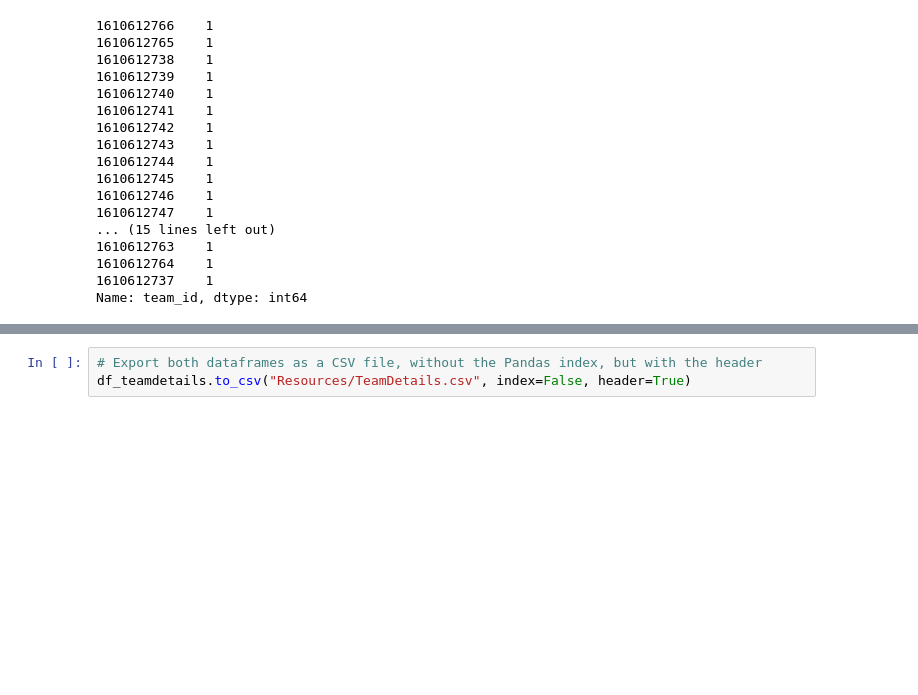
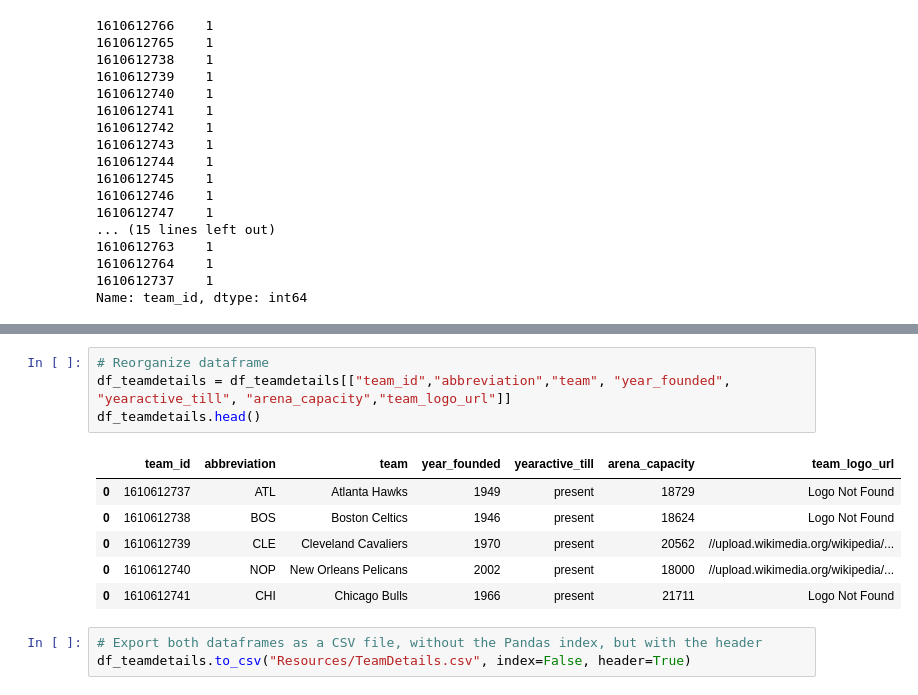
Before and after one commit to whysoq520/ETL-Project, a Jupyter notebook: API_data.ipynb, the cells around one changed output, grey strips where cells are left out. Drawn from its saved outputs; the diff is of its cells as text; blank space fills up the shorter version.

```diff
--- a/API_data.ipynb
+++ b/API_data.ipynb
@@ -115,3 +148,14 @@ Name: team_id, dtype: int64
+# %%
+# Reorganize dataframe
+df_teamdetails = df_teamdetails[["team_id","abbreviation","team", "year_founded", "yearactive_till", "arena_capacity","team_logo_url"]]
+df_teamdetails.head()
+# %% [output]
+|  | team_id | abbreviation | team | year_founded | yearactive_till | arena_capacity | team_logo_url |
+| 0 | 1610612737 | ATL | Atlanta Hawks | 1949 | present | 18729 | Logo Not Found |
+| 0 | 1610612738 | BOS | Boston Celtics | 1946 | present | 18624 | Logo Not Found |
+| 0 | 1610612739 | CLE | Cleveland Cavaliers | 1970 | present | 20562 | //upload.wikimedia.org/wikipedia/... |
+| 0 | 1610612740 | NOP | New Orleans Pelicans | 2002 | present | 18000 | //upload.wikimedia.org/wikipedia/... |
+| 0 | 1610612741 | CHI | Chicago Bulls | 1966 | present | 21711 | Logo Not Found |
 # %%
 # Export both dataframes as a CSV file, without the Pandas index, but with the header
 df_teamdetails.to_csv("Resources/TeamDetails.csv", index=False, header=True)
```
Also changed, not shown: parts of 10 cells of this notebook, 1 other file.
